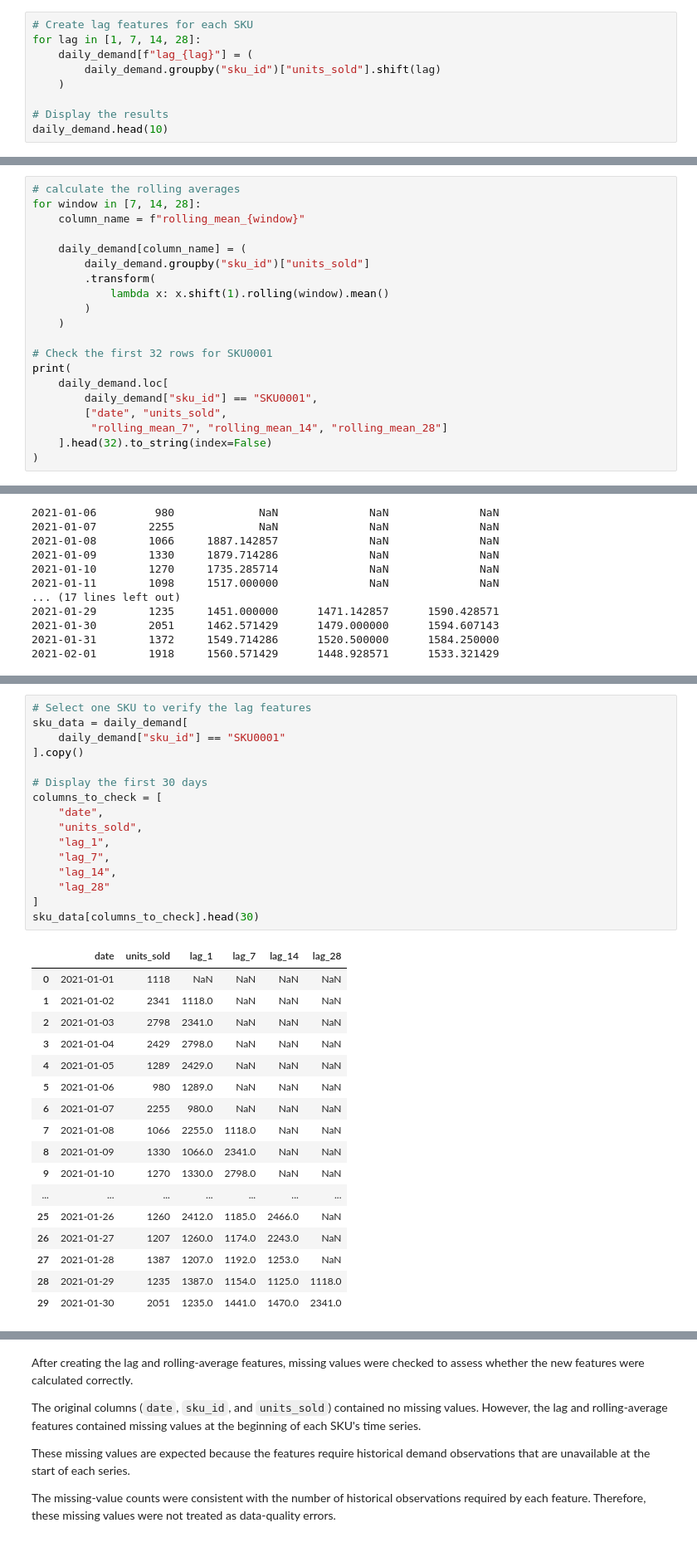
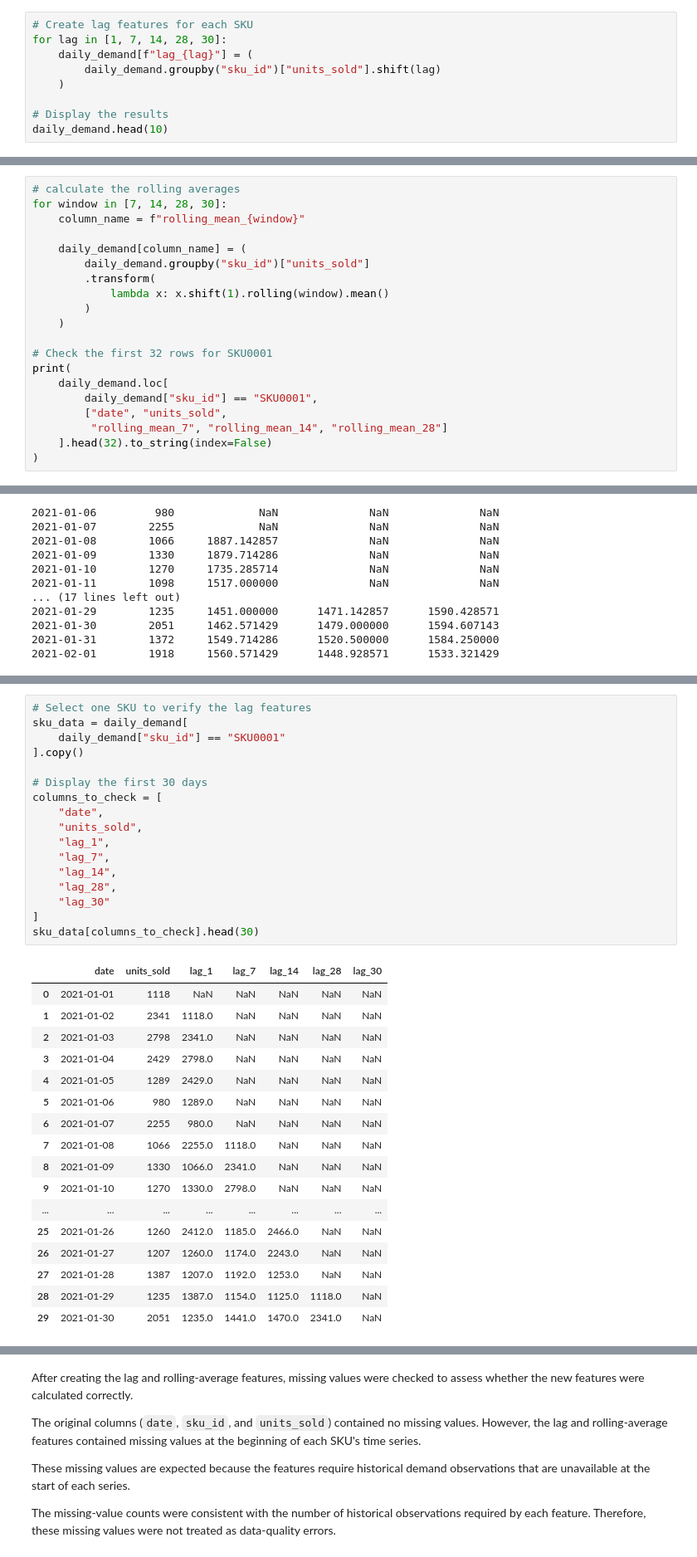
Before and after one commit to s3inn/fmcg-demand-forecasting-capstone, a Jupyter notebook: notebooks/06_feature_engineering.ipynb, the cells around one changed output, grey strips where cells are left out. Shown at 83% size. Cells and saved outputs as stored; diff of their text form.

```diff
--- a/notebooks/06_feature_engineering.ipynb
+++ b/notebooks/06_feature_engineering.ipynb
@@ -109,7 +109,7 @@ Minimum unique dates per SKU: 1095
 Maximum unique dates per SKU: 1095
 # %%
 # Create lag features for each SKU
-for lag in [1, 7, 14, 28]:
+for lag in [1, 7, 14, 28, 30]:
     daily_demand[f"lag_{lag}"] = (
         daily_demand.groupby("sku_id")["units_sold"].shift(lag)
     )
@@ -136,7 +136,7 @@ These features may help the forecasting model identify recent demand patterns an
 Initial missing values are expected because historical observations are unavailable at the beginning of each SKU's time series. These values will be handled appropriately before model development.
 # %%
 # calculate the rolling averages
-for window in [7, 14, 28]:
+for window in [7, 14, 28, 30]:
     column_name = f"rolling_mean_{window}"
 
     daily_demand[column_name] = (
@@ -191,37 +192,38 @@ Overall, rolling averages provide useful summaries of historical demand that can
 # %%
 # Select one SKU to verify the lag features
 sku_data = daily_demand[
     daily_demand["sku_id"] == "SKU0001"
 ].copy()
 
 # Display the first 30 days
 columns_to_check = [
     "date",
     "units_sold",
     "lag_1",
     "lag_7",
     "lag_14",
-    "lag_28"
+    "lag_28",
+    "lag_30"
 ]
 sku_data[columns_to_check].head(30)
 # %% [output]
-|  | date | units_sold | lag_1 | lag_7 | lag_14 | lag_28 |
-| 0 | 2021-01-01 | 1118 | NaN | NaN | NaN | NaN |
-| 1 | 2021-01-02 | 2341 | 1118.0 | NaN | NaN | NaN |
-| 2 | 2021-01-03 | 2798 | 2341.0 | NaN | NaN | NaN |
-| 3 | 2021-01-04 | 2429 | 2798.0 | NaN | NaN | NaN |
-| 4 | 2021-01-05 | 1289 | 2429.0 | NaN | NaN | NaN |
-| 5 | 2021-01-06 | 980 | 1289.0 | NaN | NaN | NaN |
-| 6 | 2021-01-07 | 2255 | 980.0 | NaN | NaN | NaN |
-| 7 | 2021-01-08 | 1066 | 2255.0 | 1118.0 | NaN | NaN |
-| 8 | 2021-01-09 | 1330 | 1066.0 | 2341.0 | NaN | NaN |
-| 9 | 2021-01-10 | 1270 | 1330.0 | 2798.0 | NaN | NaN |
-| ... | ... | ... | ... | ... | ... | ... |
-| 25 | 2021-01-26 | 1260 | 2412.0 | 1185.0 | 2466.0 | NaN |
-| 26 | 2021-01-27 | 1207 | 1260.0 | 1174.0 | 2243.0 | NaN |
-| 27 | 2021-01-28 | 1387 | 1207.0 | 1192.0 | 1253.0 | NaN |
-| 28 | 2021-01-29 | 1235 | 1387.0 | 1154.0 | 1125.0 | 1118.0 |
-| 29 | 2021-01-30 | 2051 | 1235.0 | 1441.0 | 1470.0 | 2341.0 |
+|  | date | units_sold | lag_1 | lag_7 | lag_14 | lag_28 | lag_30 |
+| 0 | 2021-01-01 | 1118 | NaN | NaN | NaN | NaN | NaN |
+| 1 | 2021-01-02 | 2341 | 1118.0 | NaN | NaN | NaN | NaN |
+| 2 | 2021-01-03 | 2798 | 2341.0 | NaN | NaN | NaN | NaN |
+| 3 | 2021-01-04 | 2429 | 2798.0 | NaN | NaN | NaN | NaN |
+| 4 | 2021-01-05 | 1289 | 2429.0 | NaN | NaN | NaN | NaN |
+| 5 | 2021-01-06 | 980 | 1289.0 | NaN | NaN | NaN | NaN |
+| 6 | 2021-01-07 | 2255 | 980.0 | NaN | NaN | NaN | NaN |
+| 7 | 2021-01-08 | 1066 | 2255.0 | 1118.0 | NaN | NaN | NaN |
+| 8 | 2021-01-09 | 1330 | 1066.0 | 2341.0 | NaN | NaN | NaN |
+| 9 | 2021-01-10 | 1270 | 1330.0 | 2798.0 | NaN | NaN | NaN |
+| ... | ... | ... | ... | ... | ... | ... | ... |
+| 25 | 2021-01-26 | 1260 | 2412.0 | 1185.0 | 2466.0 | NaN | NaN |
+| 26 | 2021-01-27 | 1207 | 1260.0 | 1174.0 | 2243.0 | NaN | NaN |
+| 27 | 2021-01-28 | 1387 | 1207.0 | 1192.0 | 1253.0 | NaN | NaN |
+| 28 | 2021-01-29 | 1235 | 1387.0 | 1154.0 | 1125.0 | 1118.0 | NaN |
+| 29 | 2021-01-30 | 2051 | 1235.0 | 1441.0 | 1470.0 | 2341.0 | NaN |
 # %%
 # Check missing values in the engineered dataset
 daily_demand.isnull().sum()
```
Also changed, not shown: parts of 6 cells of this notebook.
